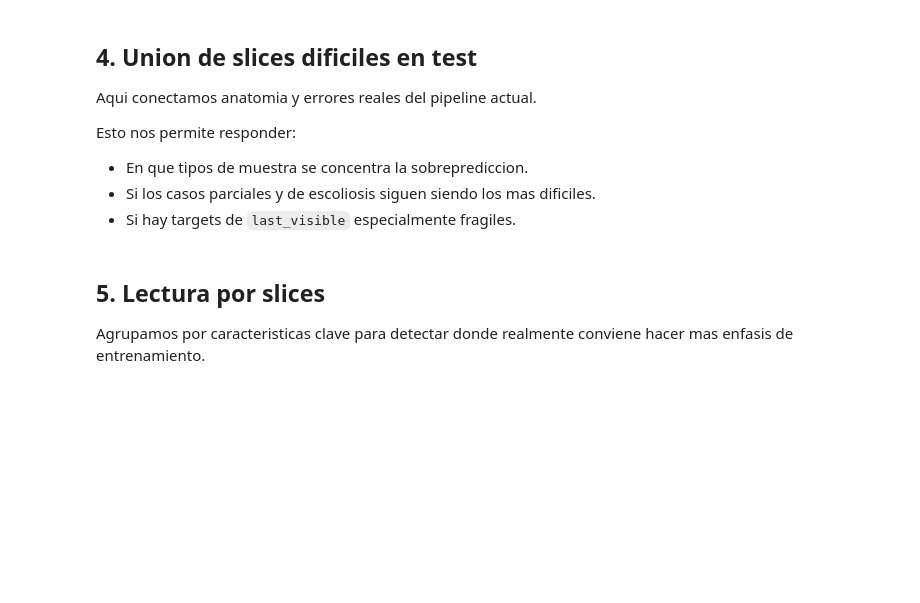
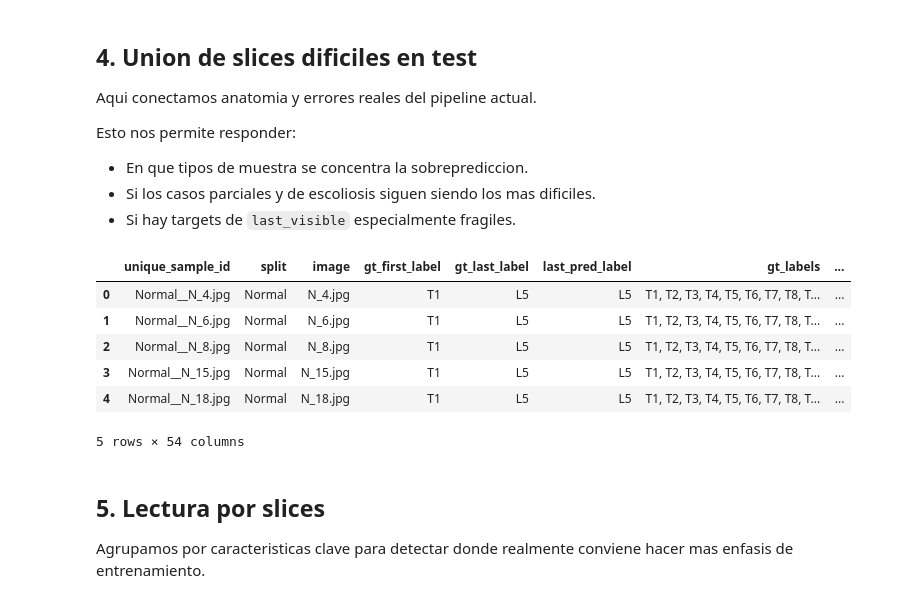
Before and after one commit to camilodev404/ScoliosisSegmentation, a Jupyter notebook: notebooks/10_colab_hard_case_mining_and_refined_sampling_thoracolumbar_explained.ipynb, the cells around one changed output. Saved outputs shown, nothing was run; the diff lists cells and outputs as text; code cells hidden in the pictures; blank space fills up the shorter version.

```diff
--- a/notebooks/10_colab_hard_case_mining_and_refined_sampling_thoracolumbar_explained.ipynb
+++ b/notebooks/10_colab_hard_case_mining_and_refined_sampling_thoracolumbar_explained.ipynb
@@ -271,37 +336,55 @@ analysis_df = (
     )
     .merge(
         post_v2_compare_df[
             ['unique_sample_id', 'post_missing_count', 'post_extra_count', 'extra_reduction', 'missing_change']
         ],
         on='unique_sample_id',
         how='left',
     )
     .merge(
         manifest_df[
             [
-                'unique_sample_id', 'num_visible_target_vertebrae', 'last_visible_target',
+                'unique_sample_id', 'split', 'image', 'num_visible_target_vertebrae', 'last_visible_target',
                 'total_internal_missing_count', 'has_thoracic', 'has_lumbar'
             ]
-        ],
+        ].rename(columns={'split': 'manifest_split', 'image': 'manifest_image'}),
         on='unique_sample_id',
         how='left',
     )
 )
 
-analysis_df = coalesce_column(analysis_df, 'split', ['split', 'split_x', 'split_y'])
-analysis_df = coalesce_column(analysis_df, 'image', ['image', 'image_x', 'image_y'])
+analysis_df = coalesce_column(analysis_df, 'split', ['split', 'split_x', 'split_y', 'manifest_split'])
+analysis_df = coalesce_column(analysis_df, 'image', ['image', 'image_x', 'image_y', 'manifest_image'])
+
+if 'split' not in analysis_df.columns:
+    raise KeyError(
+        f"No fue posible reconstruir la columna 'split'. Columnas disponibles: {sorted(analysis_df.columns.tolist())}"
+    )
+
+if 'image' not in analysis_df.columns:
+    raise KeyError(
+        f"No fue posible reconstruir la columna 'image'. Columnas disponibles: {sorted(analysis_df.columns.tolist())}"
+    )
 
 analysis_df['is_partial_case'] = analysis_df['num_visible_target_vertebrae'] < 17
 analysis_df['is_scoliosis_case'] = analysis_df['split'].astype(str).str.lower().eq('scoliosis')
 analysis_df['is_overprediction_case'] = analysis_df['last_overprediction'].fillna(False)
 analysis_df['is_underprediction_case'] = analysis_df['last_underprediction'].fillna(False)
 analysis_df['benefited_from_last_clip'] = (
     (analysis_df['last_extra_reduction_vs_raw'] > 0)
     & (analysis_df['last_missing_change_vs_raw'] <= 0)
 )
 analysis_df['harm_from_last_clip'] = analysis_df['last_missing_change_vs_raw'] > 0
 
 display(analysis_df.head())
+# %% [output]
+|  | unique_sample_id | split | image | gt_first_label | gt_last_label | last_pred_label | gt_labels | ... |
+| 0 | Normal__N_4.jpg | Normal | N_4.jpg | T1 | L5 | L5 | T1, T2, T3, T4, T5, T6, T7, T8, T... | ... |
+| 1 | Normal__N_6.jpg | Normal | N_6.jpg | T1 | L5 | L5 | T1, T2, T3, T4, T5, T6, T7, T8, T... | ... |
+| 2 | Normal__N_8.jpg | Normal | N_8.jpg | T1 | L5 | L5 | T1, T2, T3, T4, T5, T6, T7, T8, T... | ... |
+| 3 | Normal__N_15.jpg | Normal | N_15.jpg | T1 | L5 | L5 | T1, T2, T3, T4, T5, T6, T7, T8, T... | ... |
+| 4 | Normal__N_18.jpg | Normal | N_18.jpg | T1 | L5 | L5 | T1, T2, T3, T4, T5, T6, T7, T8, T... | ... |
+5 rows × 54 columns
 # %% [markdown]
 ## 5. Lectura por slices
 
```
Also changed, not shown: parts of 11 cells of this notebook.
